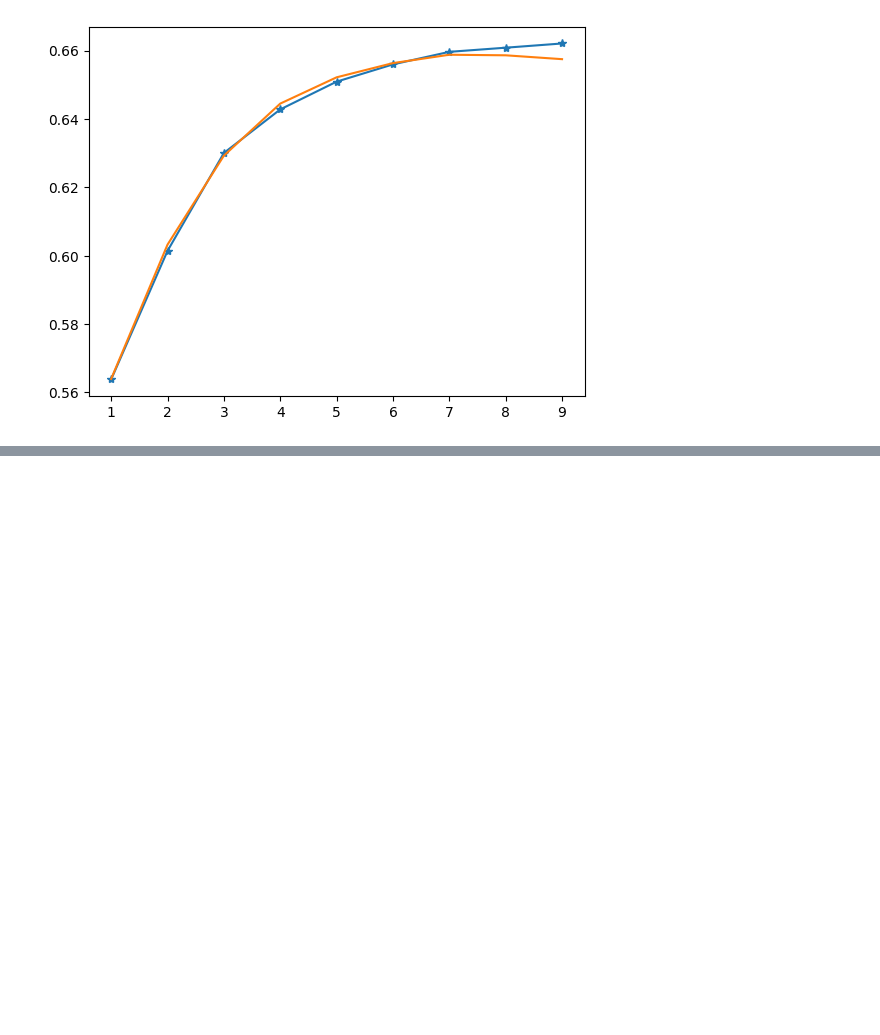
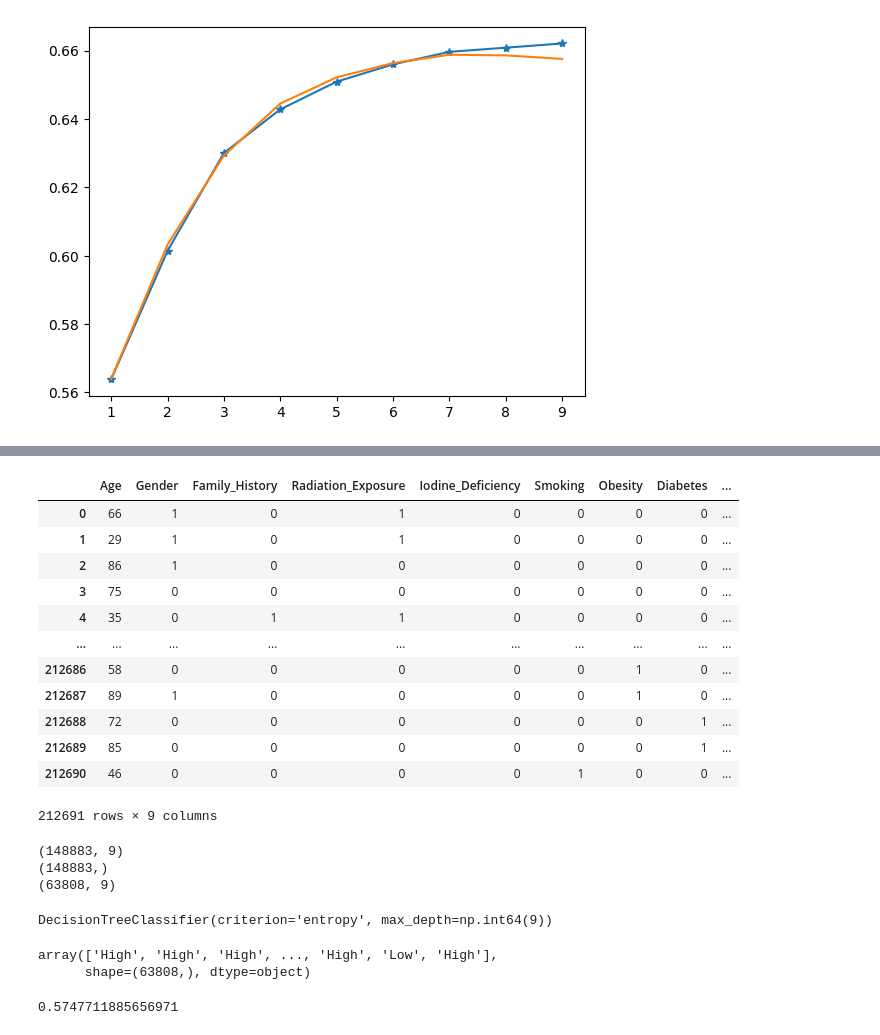
Before and after one commit to deepkothari12/Cancer_Prediction, a Jupyter notebook: main.ipynb, the cells around one changed output, grey strips where cells are left out. Drawn from its saved outputs; the diff is of its cells as text; code cells hidden in the pictures; blank space fills up the shorter version.

```diff
--- a/main.ipynb
+++ b/main.ipynb
@@ -766,0 +865,18 @@ array(['High'], dtype=object)
+# %%
+df_featuers = df[['Age', 'Gender', 'Family_History', 'Radiation_Exposure',
+       'Iodine_Deficiency', 'Smoking', 'Obesity', 'Diabetes', 'T4_Level']]
+df_featuers
+# %% [output]
+|  | Age | Gender | Family_History | Radiation_Exposure | Iodine_Deficiency | Smoking | Obesity | Diabetes | ... |
+| 0 | 66 | 1 | 0 | 1 | 0 | 0 | 0 | 0 | ... |
+| 1 | 29 | 1 | 0 | 1 | 0 | 0 | 0 | 0 | ... |
+| 2 | 86 | 1 | 0 | 0 | 0 | 0 | 0 | 0 | ... |
+| 3 | 75 | 0 | 0 | 0 | 0 | 0 | 0 | 0 | ... |
+| 4 | 35 | 0 | 1 | 1 | 0 | 0 | 0 | 0 | ... |
+| ... | ... | ... | ... | ... | ... | ... | ... | ... | ... |
+| 212686 | 58 | 0 | 0 | 0 | 0 | 0 | 1 | 0 | ... |
+| 212687 | 89 | 1 | 0 | 0 | 0 | 0 | 1 | 0 | ... |
+| 212688 | 72 | 0 | 0 | 0 | 0 | 0 | 0 | 1 | ... |
+| 212689 | 85 | 0 | 0 | 0 | 0 | 0 | 0 | 1 | ... |
+| 212690 | 46 | 0 | 0 | 0 | 0 | 1 | 0 | 0 | ... |
+212691 rows × 9 columns
@@ -766,0 +885,22 @@ array(['High'], dtype=object)
+# %%
+print(X_train_fe.shape)
+print(y_train_fe.shape)
+print(X_test_fe.shape)
+# %% [output]
+(148883, 9)
+(148883,)
+(63808, 9)
+# %%
+dt.fit(X_train_fe , y_train_fe)
+# %% [output]
+DecisionTreeClassifier(criterion='entropy', max_depth=np.int64(9))
+# %%
+y_pred_fe = dt.predict(X_test_fe)
+y_pred_fe
+# %% [output]
+array(['High', 'High', 'High', ..., 'High', 'Low', 'High'],
+      shape=(63808,), dtype=object)
+# %%
+accuracy_score(y_test_fe , y_pred_fe)
+# %% [output]
+0.5747711885656971
```
Also changed, not shown: parts of 36 cells of this notebook, 5 other files.
